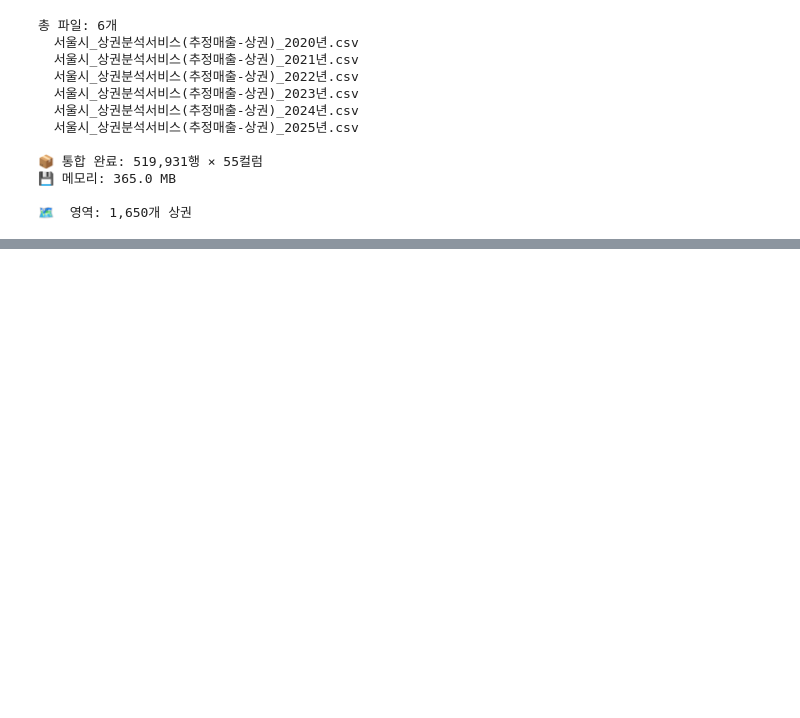
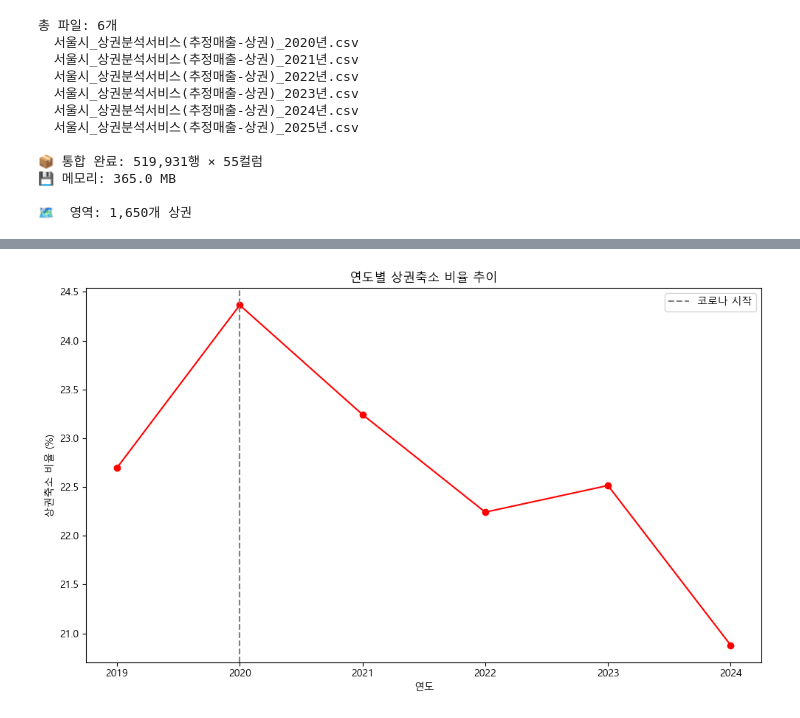
Before and after one commit to sonjiwoo-creator/seouldf, a Jupyter notebook: main.ipynb, the cells around one changed output, grey strips where cells are left out. Cells and saved outputs as stored; diff of their text form; code cells hidden in the pictures; blank space fills up the shorter version.

```diff
--- a/main.ipynb
+++ b/main.ipynb
@@ -173,0 +379,26 @@ print(f'\n🗺  영역: {len(area):,}개 상권')
+# %%
+# 연도별 상권축소 비율 추이
+# 분기코드에서 연도만 추출
+df['연도'] = df['기준_년분기_코드'].astype(str).str[:4].astype(int)
+
+# 연도별 상권축소 비율 계산
+total = df.groupby('연도').size()
+축소 = df[df['상권_변화_지표_명'] == '상권축소'].groupby('연도').size()
+축소_비율 = (축소 / total * 100).reset_index()
+축소_비율.columns = ['연도', '상권축소_비율']
+
+# 그래프
+fig, ax = plt.subplots(figsize=(10, 6))
+ax.plot(축소_비율['연도'], 축소_비율['상권축소_비율'], marker='o', color='red')
+
+# 코로나 시점 표시
+ax.axvline(x=2020, color='gray', linestyle='--', label='코로나 시작')
+
+ax.set_title('연도별 상권축소 비율 추이')
+ax.set_xlabel('연도')
+ax.set_ylabel('상권축소 비율 (%)')
+ax.legend()
+plt.tight_layout()
+plt.show()
+# %% [output]
+[figure, added]
```
Also changed, not shown: parts of 46 cells of this notebook, 1 other file.
